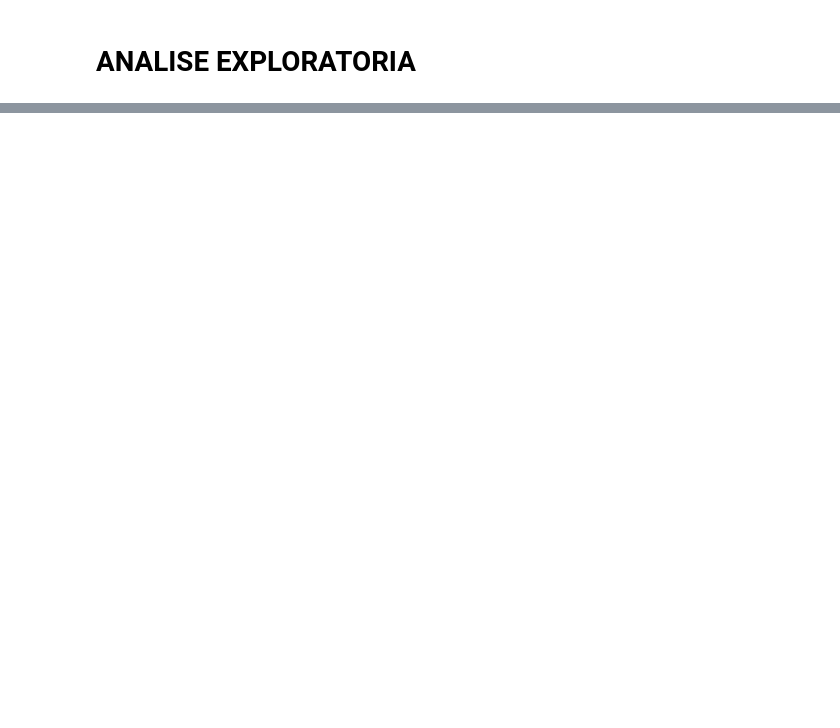
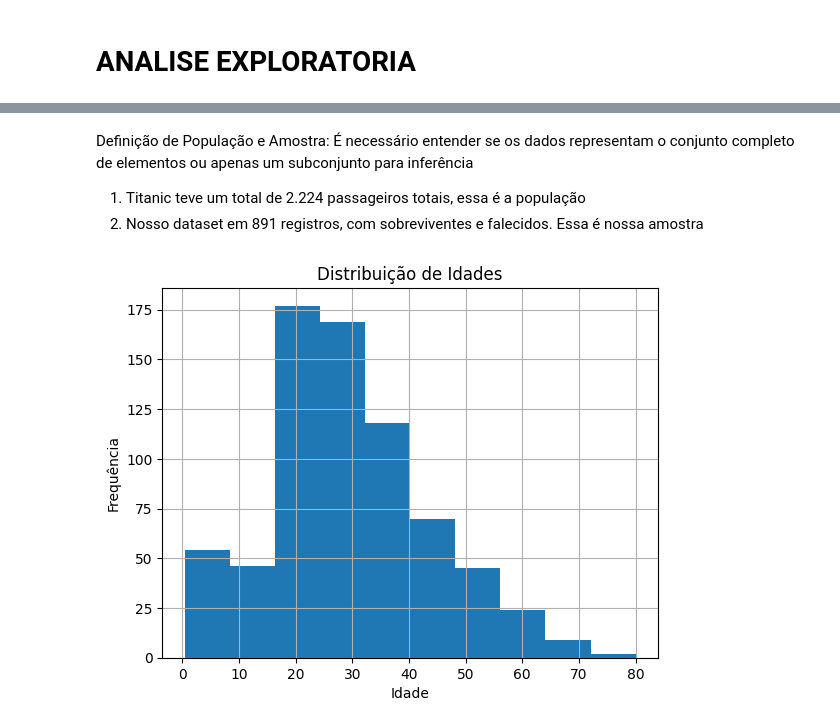
Before and after one commit to yaozin/Exercicios, a Jupyter notebook: Titanic_Projeto.ipynb, the cells around one changed output, grey strips where cells are left out. Cells and saved outputs as stored; diff of their text form; code cells hidden in the pictures; blank space fills up the shorter version.

```diff
--- a/Titanic_Projeto.ipynb
+++ b/Titanic_Projeto.ipynb
@@ -88,0 +137,19 @@ Everything up-to-date
+# %% [markdown]
+Definição de População e Amostra: É necessário entender se os dados representam o conjunto completo de elementos ou apenas um subconjunto para inferência
+
+
+
+1.   Titanic teve um total de 2.224 passageiros totais, essa é a população
+2.   Nosso dataset em 891 registros, com sobreviventes e falecidos. Essa é nossa amostra
+# %%
+idadesnulas = dadosBrutos['Age'].isnull()
+idadesnulas.sum()
+
+dadosBrutos.Age.hist(bins=10)
+plt.title('Distribuição de Idades')
+plt.xlabel('Idade')
+plt.ylabel('Frequência')
+plt.show()
+#Distribuição assimétrica - levemente positiva - usar mediana
+# %% [output]
+[figure, added]
```
Also changed, not shown: parts of 27 cells of this notebook.
